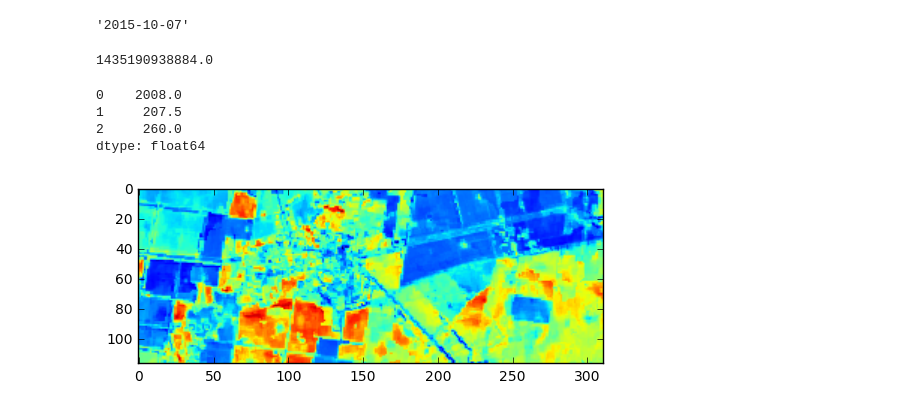
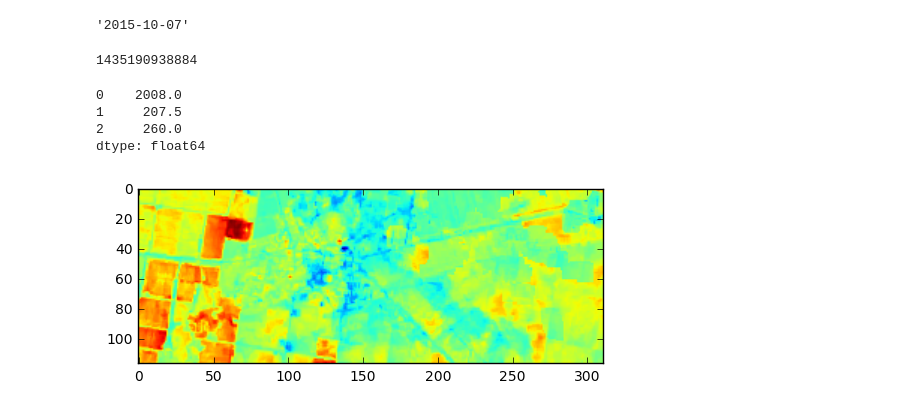
Before and after one commit to HKCaesar/EarthEngineDataProcessing, a Jupyter notebook: read_geotiff.ipynb, the cells around one changed output. Drawn from its saved outputs; the diff is of its cells as text; code cells hidden in the pictures.

```diff
--- a/read_geotiff.ipynb
+++ b/read_geotiff.ipynb
@@ -228,11 +229,12 @@ def interpolate(data, timestamp):
     return values
 # %%
 # 1427587746370
-mid = (1433117325195 + 1437264552573) / 2
+mid = int((1433117325195 + 1437264552573) / 2)
+two = int((1450311357239 + 1452470982577) / 2)
 print(mid)
 interpolate(clear, mid)
 # %% [output]
-1435190938884.0
+1435190938884
 0    2008.0
 1     207.5
 2     260.0
@@ -240,24 +242,25 @@ dtype: float64
 # %%
 # interpolate all points in an image
 # %%
-def interpolateImage(data, timestamp):
+def interpolateImage(data, timestamps):
     dims = data[list(data.keys())[0]].shape
     dim_x = dims[1]
     dim_y = dims[2]
-    image = np.zeros((3, dim_x, dim_y))
+    images = {t: np.zeros((3, dim_x, dim_y)) for t in timestamps}
     for x in range(0, dim_x):
         for y in range(0, dim_y):
             data_point = getTS(data, x, y)
             clear_point = selectClear(data_point, 1)
-            values = interpolate(clear_point, timestamp)
-            image[:, x, y] = values
-    return image
+            for timestamp in timestamps:
+                values = interpolate(clear_point, timestamp)
+                images[timestamp][:, x, y] = values
+    return images
 # %%
-image = interpolateImage(ds, mid)
+images = interpolateImage(ds, [mid, two])
 # %%
-plt.imshow(image[0, :, :])
+plt.imshow(images[two][0, :, :])
 plt.show()
 # %% [output]
-[figure, old version]
+[figure, new version]
 # %%
 # remove cloud and interpolate
```
Also changed, not shown: parts of 7 cells of this notebook.
